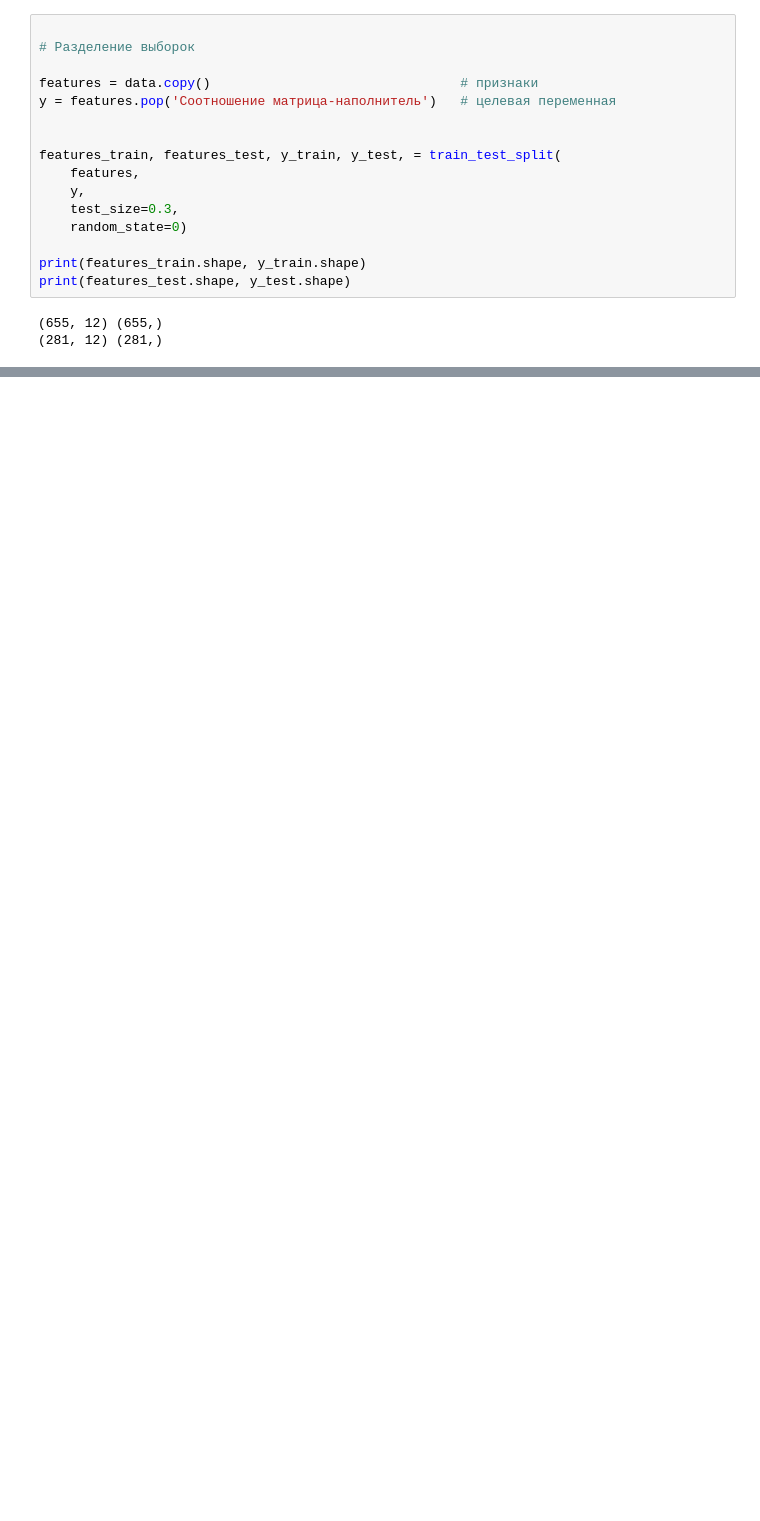
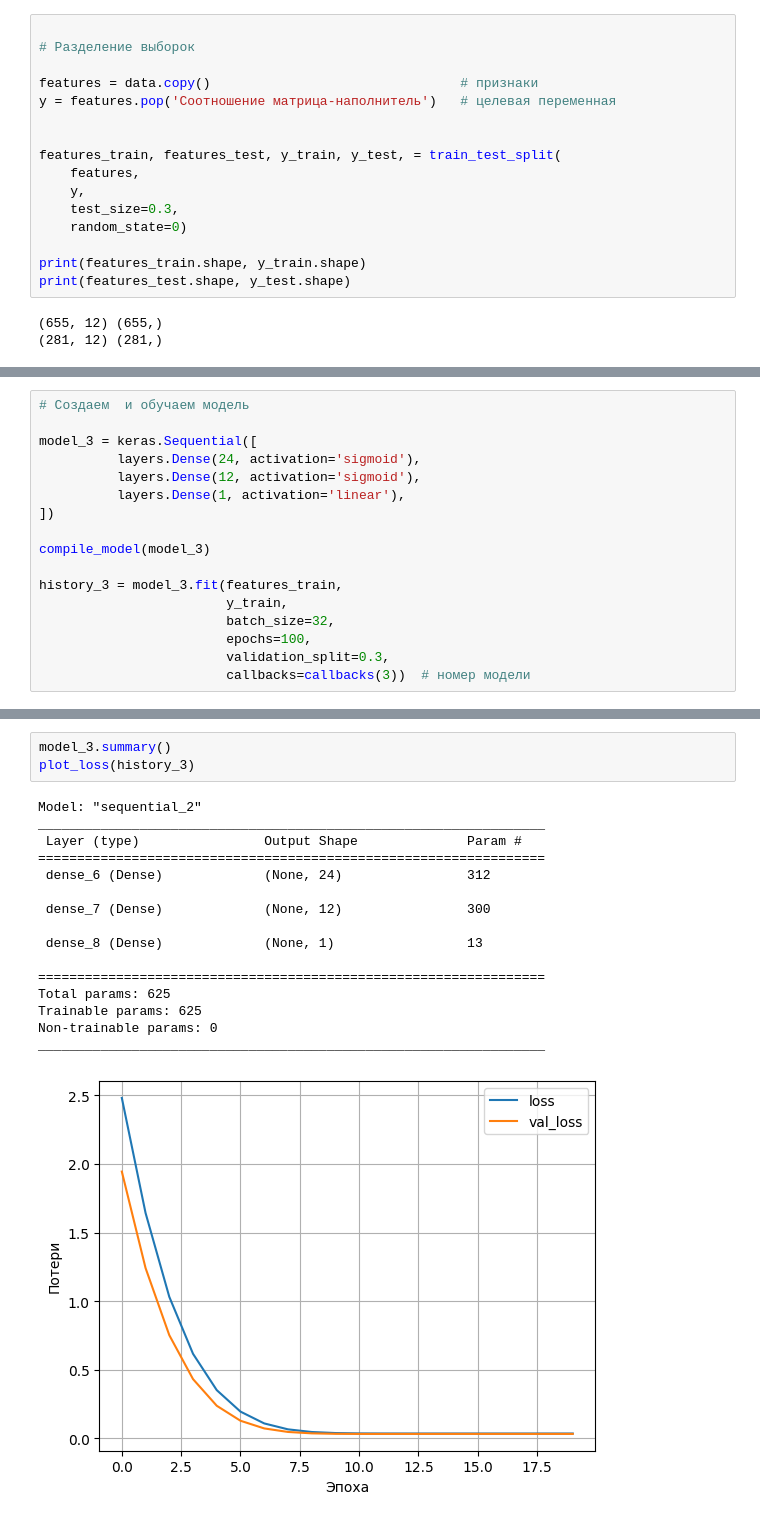
Before and after one commit to Svkhorol/Diploma-Project-Bauman-MSTU, a Jupyter notebook: notebooks/4_Modeling.ipynb, the cells around one changed output, grey strips where cells are left out. Drawn from its saved outputs; the diff is of its cells as text; blank space fills up the shorter version.

```diff
--- a/notebooks/4_Modeling.ipynb
+++ b/notebooks/4_Modeling.ipynb
@@ -924,0 +956,17 @@ pd.DataFrame(history.history).plot(figsize=(8,6)) # метрики и функц
+# %%
+# Создаем  и обучаем модель
+
+model_3 = keras.Sequential([
+          layers.Dense(24, activation='sigmoid'),
+          layers.Dense(12, activation='sigmoid'),
+          layers.Dense(1, activation='linear'),
+])
+
+compile_model(model_3)
+
+history_3 = model_3.fit(features_train,
+                        y_train,
+                        batch_size=32,
+                        epochs=100,
+                        validation_split=0.3,
+                        callbacks=callbacks(3))  # номер модели
@@ -924,0 +991,20 @@ pd.DataFrame(history.history).plot(figsize=(8,6)) # метрики и функц
+# %%
+model_3.summary()
+plot_loss(history_3)
+# %% [output]
+Model: "sequential_2"
+_________________________________________________________________
+ Layer (type)                Output Shape              Param #
+=================================================================
+ dense_6 (Dense)             (None, 24)                312
+
+ dense_7 (Dense)             (None, 12)                300
+
+ dense_8 (Dense)             (None, 1)                 13
+
+=================================================================
+Total params: 625
+Trainable params: 625
+Non-trainable params: 0
+_________________________________________________________________
+[figure, added]
```
Also changed, not shown: parts of 58 cells of this notebook.
